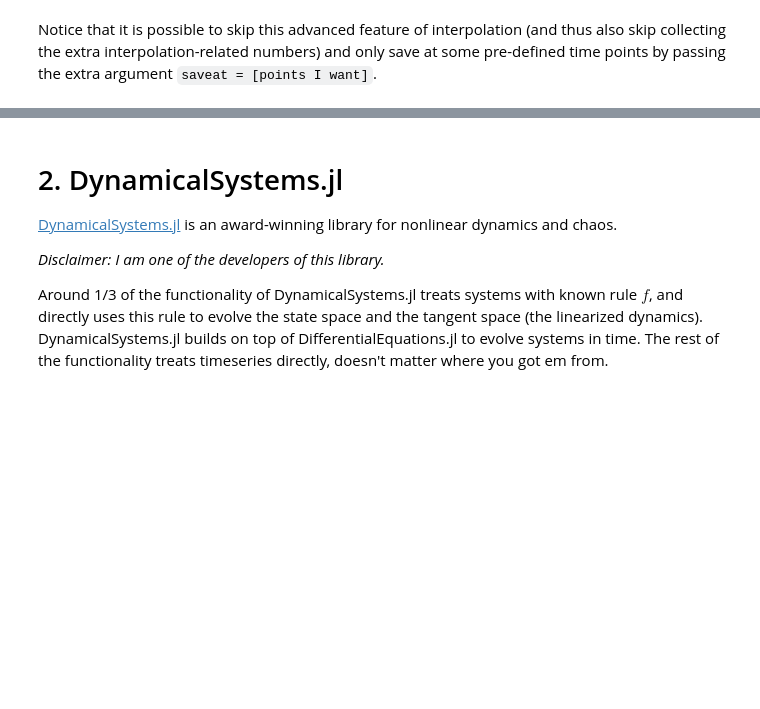
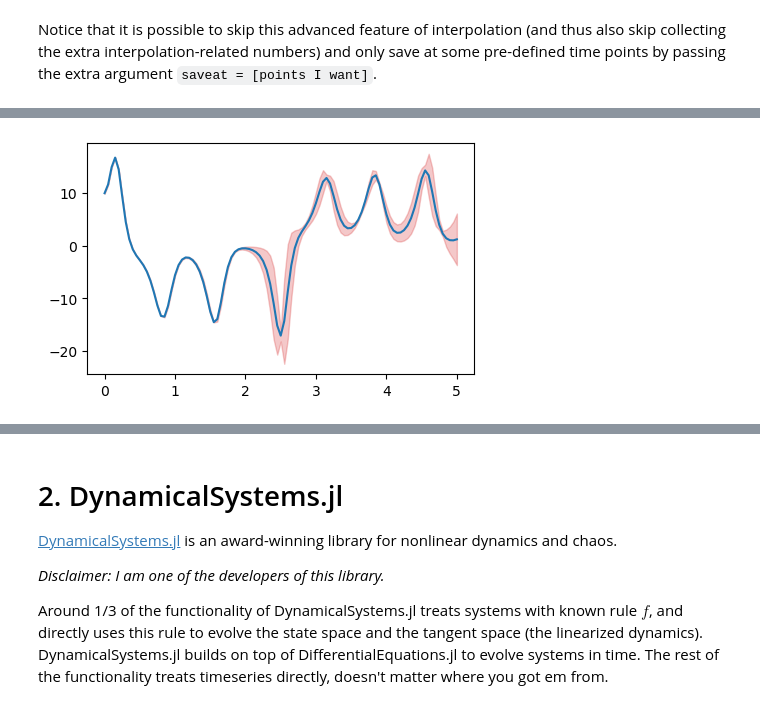
Before and after one commit to Datseris/Zero2Hero-JuliaWorkshop, a Jupyter notebook: 3-Ecosystem.ipynb, the cells around one changed output, grey strips where cells are left out. Cells and saved outputs as stored; diff of their text form; code cells hidden in the pictures; blank space fills up the shorter version.

```diff
--- a/3-Ecosystem.ipynb
+++ b/3-Ecosystem.ipynb
@@ -177,0 +199,2 @@ Even triggering , continuous callback
+# %%
+probunc = ODEProblem(lorenz_rule, uunc, (0.0, 10.0), p₀)
@@ -177,0 +205,2 @@ Even triggering , continuous callback
+# %%
+solunc = solve(probunc; alg = alg)
@@ -177,0 +227,3 @@ Even triggering , continuous callback
+# %%
+t = 0:0.05:5
+Xunc = [solunc(τ)[1] for τ in t]
@@ -177,0 +248,3 @@ Even triggering , continuous callback
+# %%
+Xv = Measurements.value.(Xunc) # get values (broadcasting)
+Xe = Measurements.uncertainty.(Xunc) # get errors
@@ -177,0 +269,6 @@ Even triggering , continuous callback
+# %%
+# plot errors nicely
+plot(t, Xv)
+fill_between(t, Xv .- Xe, Xv .+ Xe, color = "C3", alpha = 0.25);
+# %% [output]
+[figure, added]
```
Also changed, not shown: parts of 56 cells of this notebook, 1 other file.
